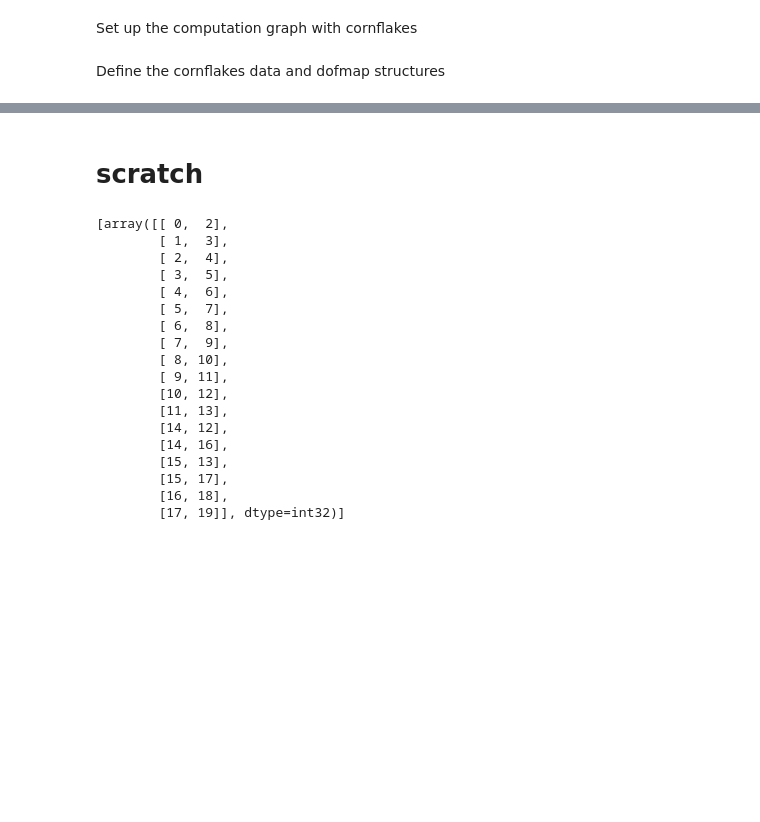
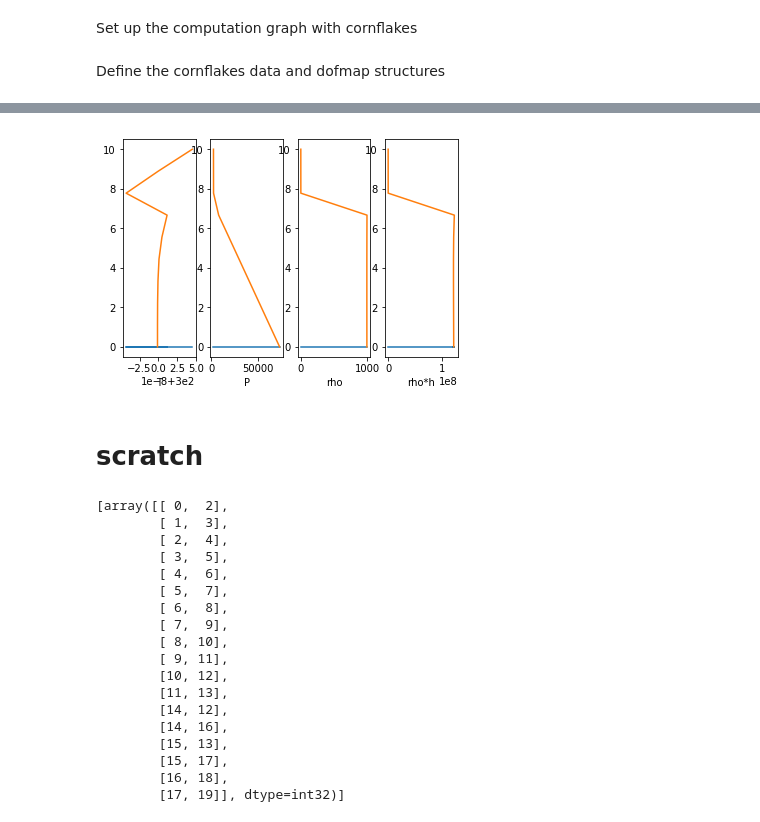
Before and after one commit to afqueiruga/LatentPrimaries, a Jupyter notebook: assembly.ipynb, the cells around one changed output, grey strips where cells are left out. Drawn from its saved outputs; the diff is of its cells as text; code cells hidden in the pictures; blank space fills up the shorter version.

```diff
--- a/assembly.ipynb
+++ b/assembly.ipynb
@@ -199,3 +189,7 @@ for t in range(5):
+# %%
+plot(q)
+# %% [output]
+[figure, added]
 # %% [markdown]
 # scratch
 # %%
```
Also changed, not shown: parts of 3 cells of this notebook, 1 other file.
